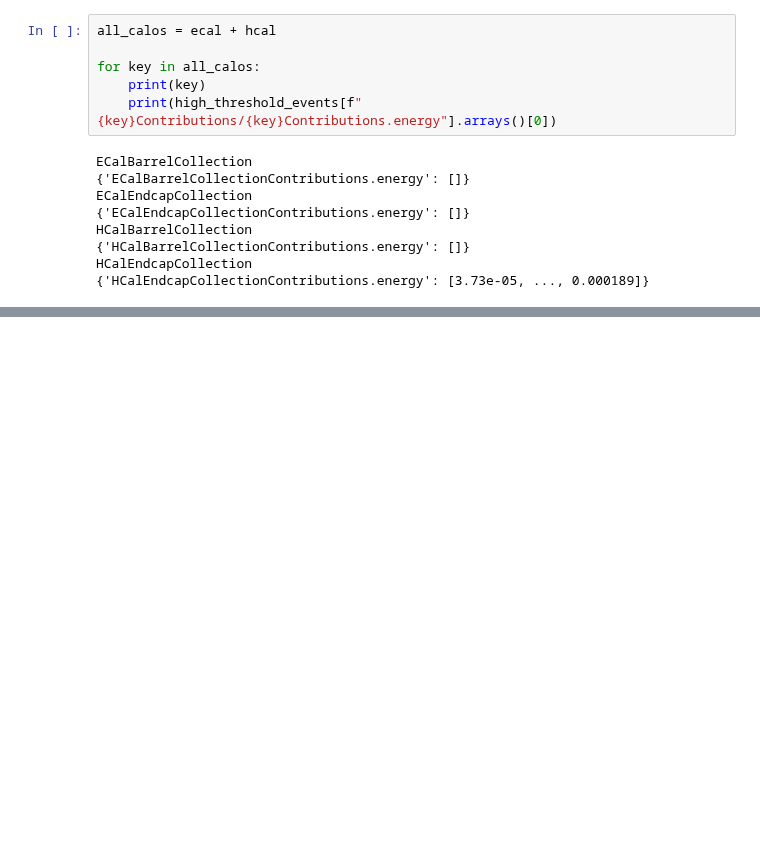
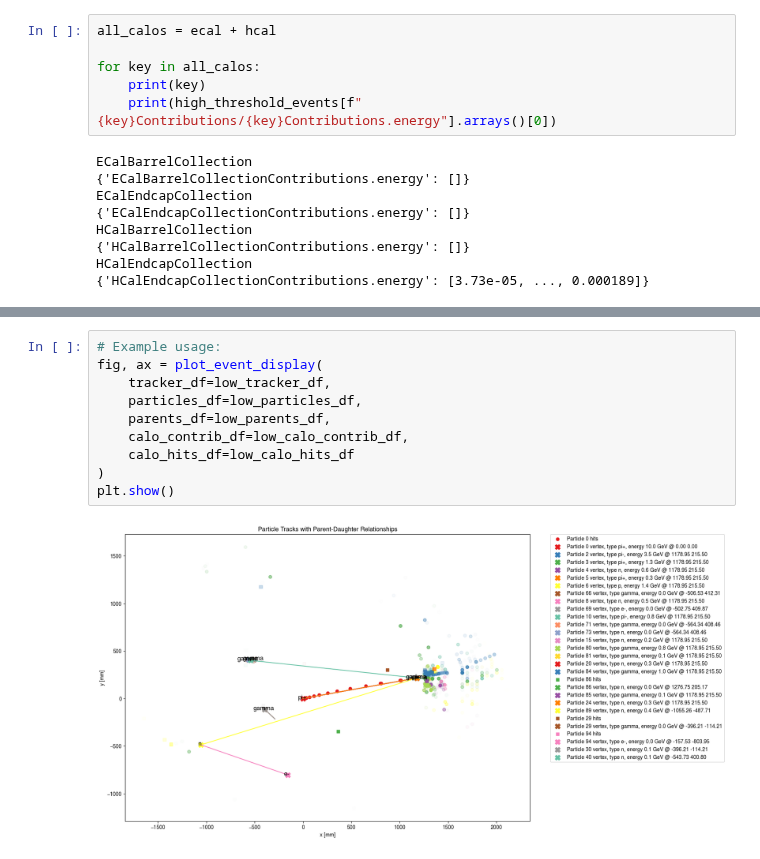
Before and after one commit to OpenDataDetector/ColliderML-Production, a Jupyter notebook: notebooks/physics/12_DM_single_particle_study.ipynb, the cells around one changed output, grey strips where cells are left out. Saved outputs shown, nothing was run; the diff lists cells and outputs as text; blank space fills up the shorter version.

```diff
--- a/notebooks/physics/12_DM_single_particle_study.ipynb
+++ b/notebooks/physics/12_DM_single_particle_study.ipynb
@@ -307,0 +406,12 @@ HCalEndcapCollection
+# %%
+# Example usage:
+fig, ax = plot_event_display(
+    tracker_df=low_tracker_df,
+    particles_df=low_particles_df,
+    parents_df=low_parents_df,
+    calo_contrib_df=low_calo_contrib_df,
+    calo_hits_df=low_calo_hits_df
+)
+plt.show()
+# %% [output]
+[figure, added]
```
Also changed, not shown: parts of 34 cells of this notebook, 10 other files.
